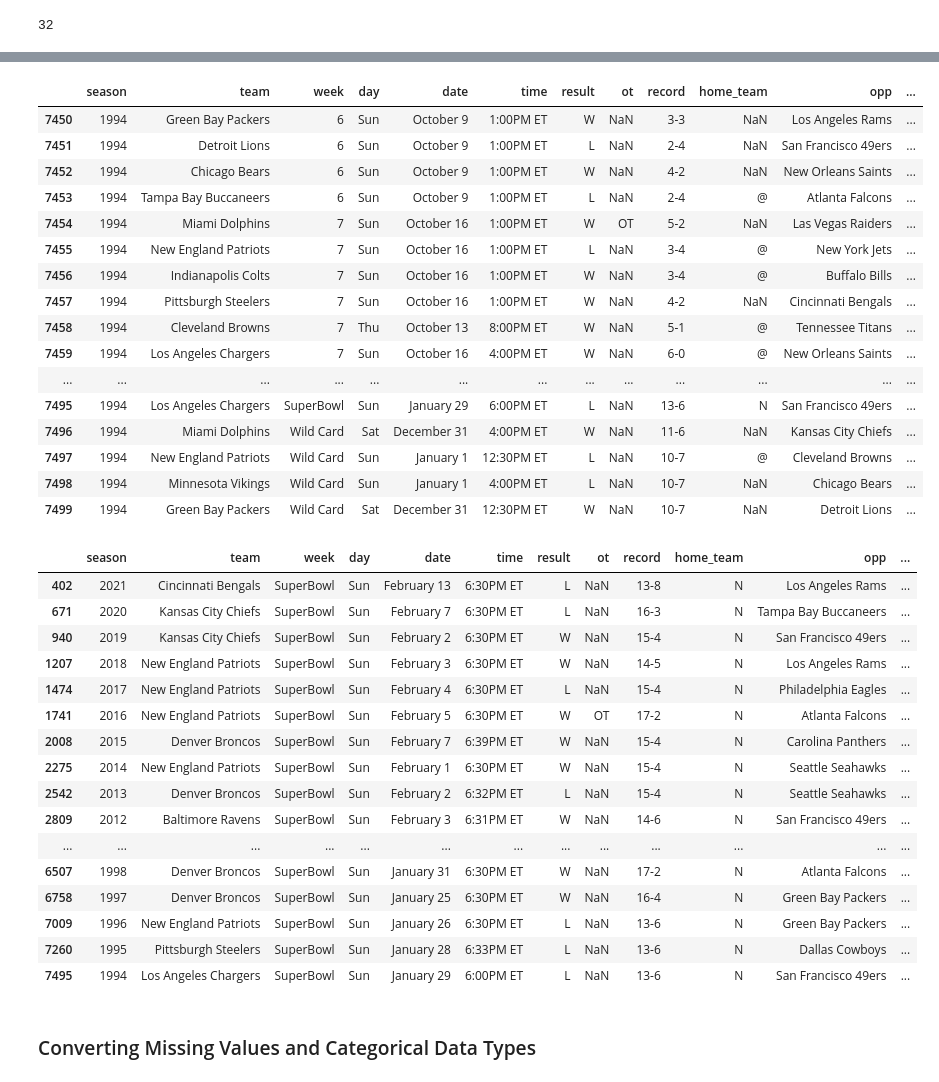
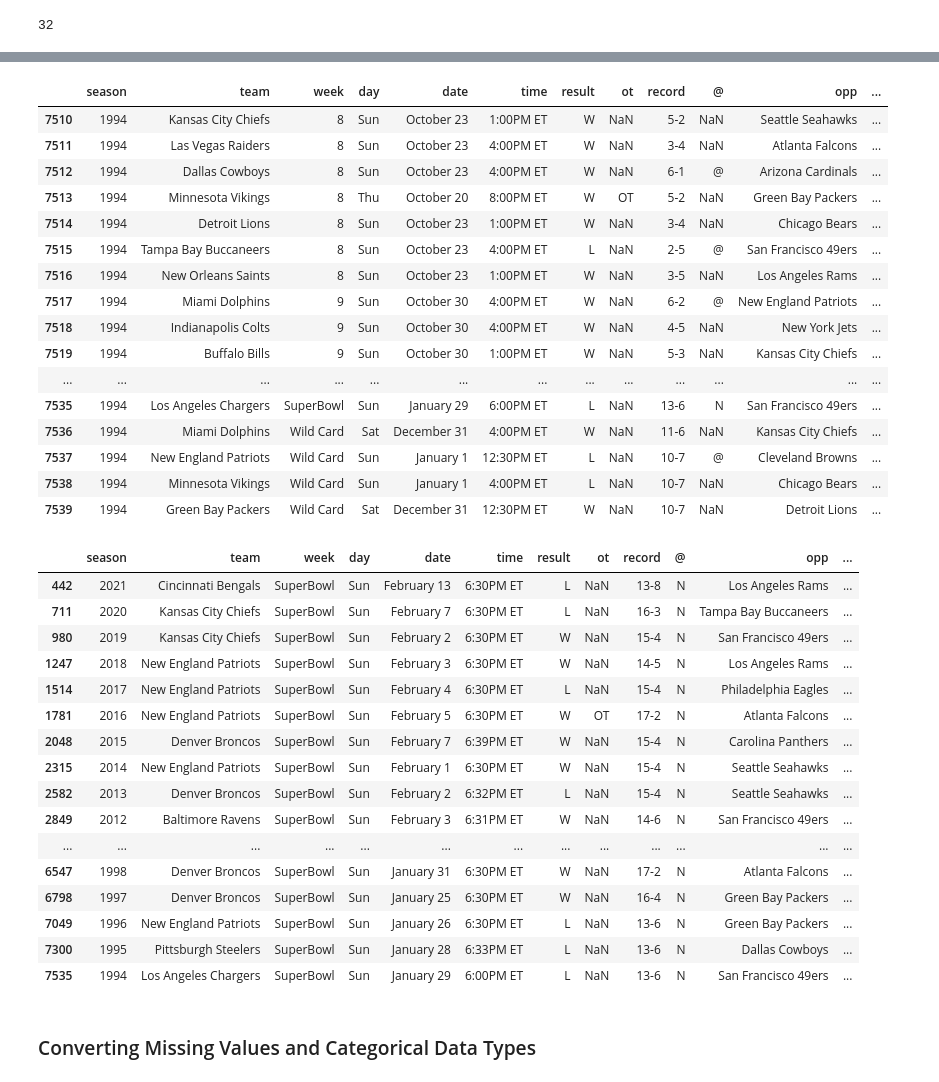
Before and after one commit to Mirror1023/NFL_Game_Predictor, a Jupyter notebook: 02_data_preparation.ipynb, the cells around one changed output, grey strips where cells are left out. Saved outputs shown, nothing was run; the diff lists cells and outputs as text; code cells hidden in the pictures.

```diff
--- a/02_data_preparation.ipynb
+++ b/02_data_preparation.ipynb
@@ -324,7 +324,7 @@ nfc = ['Arizona Cardinals', 'Atlanta Falcons', 'Carolina Panthers', 'Chicago Bea
        'Green Bay Packers', 'Los Angeles Rams', 'Minnesota Vikings', 'New Orleans Saints', 'New York Giants',
        'Philadelphia Eagles', 'San Francisco 49ers', 'Seattle Seahawks', 'Tampa Bay Buccaneers', 'Washington Commanders']
 
-for i in df['home_team']:
+for i in df['@']:
     if '@' in str(i):
         h.append(df['opp'].iloc[count])
         a.append(df['team'].iloc[count])
@@ -378,48 +380,48 @@ df
 # %%
-df.tail(50)
+df.tail(30)
 # %% [output]
-|  | season | team | week | day | date | time | result | ot | record | home_team | opp | ... |
-| 7450 | 1994 | Green Bay Packers | 6 | Sun | October 9 | 1:00PM ET | W | NaN | 3-3 | NaN | Los Angeles Rams | ... |
-| 7451 | 1994 | Detroit Lions | 6 | Sun | October 9 | 1:00PM ET | L | NaN | 2-4 | NaN | San Francisco 49ers | ... |
-| 7452 | 1994 | Chicago Bears | 6 | Sun | October 9 | 1:00PM ET | W | NaN | 4-2 | NaN | New Orleans Saints | ... |
-| 7453 | 1994 | Tampa Bay Buccaneers | 6 | Sun | October 9 | 1:00PM ET | L | NaN | 2-4 | @ | Atlanta Falcons | ... |
-| 7454 | 1994 | Miami Dolphins | 7 | Sun | October 16 | 1:00PM ET | W | OT | 5-2 | NaN | Las Vegas Raiders | ... |
-| 7455 | 1994 | New England Patriots | 7 | Sun | October 16 | 1:00PM ET | L | NaN | 3-4 | @ | New York Jets | ... |
-| 7456 | 1994 | Indianapolis Colts | 7 | Sun | October 16 | 1:00PM ET | W | NaN | 3-4 | @ | Buffalo Bills | ... |
-| 7457 | 1994 | Pittsburgh Steelers | 7 | Sun | October 16 | 1:00PM ET | W | NaN | 4-2 | NaN | Cincinnati Bengals | ... |
-| 7458 | 1994 | Cleveland Browns | 7 | Thu | October 13 | 8:00PM ET | W | NaN | 5-1 | @ | Tennessee Titans | ... |
-| 7459 | 1994 | Los Angeles Chargers | 7 | Sun | October 16 | 4:00PM ET | W | NaN | 6-0 | @ | New Orleans Saints | ... |
+|  | season | team | week | day | date | time | result | ot | record | @ | opp | ... |
+| 7510 | 1994 | Kansas City Chiefs | 8 | Sun | October 23 | 1:00PM ET | W | NaN | 5-2 | NaN | Seattle Seahawks | ... |
+| 7511 | 1994 | Las Vegas Raiders | 8 | Sun | October 23 | 4:00PM ET | W | NaN | 3-4 | NaN | Atlanta Falcons | ... |
+| 7512 | 1994 | Dallas Cowboys | 8 | Sun | October 23 | 4:00PM ET | W | NaN | 6-1 | @ | Arizona Cardinals | ... |
+| 7513 | 1994 | Minnesota Vikings | 8 | Thu | October 20 | 8:00PM ET | W | OT | 5-2 | NaN | Green Bay Packers | ... |
+| 7514 | 1994 | Detroit Lions | 8 | Sun | October 23 | 1:00PM ET | W | NaN | 3-4 | NaN | Chicago Bears | ... |
+| 7515 | 1994 | Tampa Bay Buccaneers | 8 | Sun | October 23 | 4:00PM ET | L | NaN | 2-5 | @ | San Francisco 49ers | ... |
+| 7516 | 1994 | New Orleans Saints | 8 | Sun | October 23 | 1:00PM ET | W | NaN | 3-5 | NaN | Los Angeles Rams | ... |
+| 7517 | 1994 | Miami Dolphins | 9 | Sun | October 30 | 4:00PM ET | W | NaN | 6-2 | @ | New England Patriots | ... |
+| 7518 | 1994 | Indianapolis Colts | 9 | Sun | October 30 | 4:00PM ET | W | NaN | 4-5 | NaN | New York Jets | ... |
+| 7519 | 1994 | Buffalo Bills | 9 | Sun | October 30 | 1:00PM ET | W | NaN | 5-3 | NaN | Kansas City Chiefs | ... |
 | ... | ... | ... | ... | ... | ... | ... | ... | ... | ... | ... | ... | ... |
-| 7495 | 1994 | Los Angeles Chargers | SuperBowl | Sun | January 29 | 6:00PM ET | L | NaN | 13-6 | N | San Francisco 49ers | ... |
-| 7496 | 1994 | Miami Dolphins | Wild Card | Sat | December 31 | 4:00PM ET | W | NaN | 11-6 | NaN | Kansas City Chiefs | ... |
-| 7497 | 1994 | New England Patriots | Wild Card | Sun | January 1 | 12:30PM ET | L | NaN | 10-7 | @ | Cleveland Browns | ... |
-| 7498 | 1994 | Minnesota Vikings | Wild Card | Sun | January 1 | 4:00PM ET | L | NaN | 10-7 | NaN | Chicago Bears | ... |
-| 7499 | 1994 | Green Bay Packers | Wild Card | Sat | December 31 | 12:30PM ET | W | NaN | 10-7 | NaN | Detroit Lions | ... |
+| 7535 | 1994 | Los Angeles Chargers | SuperBowl | Sun | January 29 | 6:00PM ET | L | NaN | 13-6 | N | San Francisco 49ers | ... |
+| 7536 | 1994 | Miami Dolphins | Wild Card | Sat | December 31 | 4:00PM ET | W | NaN | 11-6 | NaN | Kansas City Chiefs | ... |
+| 7537 | 1994 | New England Patriots | Wild Card | Sun | January 1 | 12:30PM ET | L | NaN | 10-7 | @ | Cleveland Browns | ... |
+| 7538 | 1994 | Minnesota Vikings | Wild Card | Sun | January 1 | 4:00PM ET | L | NaN | 10-7 | NaN | Chicago Bears | ... |
+| 7539 | 1994 | Green Bay Packers | Wild Card | Sat | December 31 | 12:30PM ET | W | NaN | 10-7 | NaN | Detroit Lions | ... |
 # %%
 #df.loc[df['team'] == 'New York Jets'].tail(50)
 # %%
 df[df.week == 'SuperBowl']
 # we must determine which teams are the home teams and away teams for the SB.
 # even year = AFC team is the home team for the SB, odd year = NFC team is the home team for the SB
-# the game is played on neutral ground where the location is determined years in advance.
+# the game is played on neutral ground where the location (typically a new stadium) is determined years in advance.
 # %% [output]
-|  | season | team | week | day | date | time | result | ot | record | home_team | opp | ... |
-| 402 | 2021 | Cincinnati Bengals | SuperBowl | Sun | February 13 | 6:30PM ET | L | NaN | 13-8 | N | Los Angeles Rams | ... |
-| 671 | 2020 | Kansas City Chiefs | SuperBowl | Sun | February 7 | 6:30PM ET | L | NaN | 16-3 | N | Tampa Bay Buccaneers | ... |
-| 940 | 2019 | Kansas City Chiefs | SuperBowl | Sun | February 2 | 6:30PM ET | W | NaN | 15-4 | N | San Francisco 49ers | ... |
-| 1207 | 2018 | New England Patriots | SuperBowl | Sun | February 3 | 6:30PM ET | W | NaN | 14-5 | N | Los Angeles Rams | ... |
-| 1474 | 2017 | New England Patriots | SuperBowl | Sun | February 4 | 6:30PM ET | L | NaN | 15-4 | N | Philadelphia Eagles | ... |
-| 1741 | 2016 | New England Patriots | SuperBowl | Sun | February 5 | 6:30PM ET | W | OT | 17-2 | N | Atlanta Falcons | ... |
-| 2008 | 2015 | Denver Broncos | SuperBowl | Sun | February 7 | 6:39PM ET | W | NaN | 15-4 | N | Carolina Panthers | ... |
-| 2275 | 2014 | New England Patriots | SuperBowl | Sun | February 1 | 6:30PM ET | W | NaN | 15-4 | N | Seattle Seahawks | ... |
-| 2542 | 2013 | Denver Broncos | SuperBowl | Sun | February 2 | 6:32PM ET | L | NaN | 15-4 | N | Seattle Seahawks | ... |
-| 2809 | 2012 | Baltimore Ravens | SuperBowl | Sun | February 3 | 6:31PM ET | W | NaN | 14-6 | N | San Francisco 49ers | ... |
+|  | season | team | week | day | date | time | result | ot | record | @ | opp | ... |
+| 442 | 2021 | Cincinnati Bengals | SuperBowl | Sun | February 13 | 6:30PM ET | L | NaN | 13-8 | N | Los Angeles Rams | ... |
+| 711 | 2020 | Kansas City Chiefs | SuperBowl | Sun | February 7 | 6:30PM ET | L | NaN | 16-3 | N | Tampa Bay Buccaneers | ... |
+| 980 | 2019 | Kansas City Chiefs | SuperBowl | Sun | February 2 | 6:30PM ET | W | NaN | 15-4 | N | San Francisco 49ers | ... |
+| 1247 | 2018 | New England Patriots | SuperBowl | Sun | February 3 | 6:30PM ET | W | NaN | 14-5 | N | Los Angeles Rams | ... |
+| 1514 | 2017 | New England Patriots | SuperBowl | Sun | February 4 | 6:30PM ET | L | NaN | 15-4 | N | Philadelphia Eagles | ... |
+| 1781 | 2016 | New England Patriots | SuperBowl | Sun | February 5 | 6:30PM ET | W | OT | 17-2 | N | Atlanta Falcons | ... |
+| 2048 | 2015 | Denver Broncos | SuperBowl | Sun | February 7 | 6:39PM ET | W | NaN | 15-4 | N | Carolina Panthers | ... |
+| 2315 | 2014 | New England Patriots | SuperBowl | Sun | February 1 | 6:30PM ET | W | NaN | 15-4 | N | Seattle Seahawks | ... |
+| 2582 | 2013 | Denver Broncos | SuperBowl | Sun | February 2 | 6:32PM ET | L | NaN | 15-4 | N | Seattle Seahawks | ... |
+| 2849 | 2012 | Baltimore Ravens | SuperBowl | Sun | February 3 | 6:31PM ET | W | NaN | 14-6 | N | San Francisco 49ers | ... |
 | ... | ... | ... | ... | ... | ... | ... | ... | ... | ... | ... | ... | ... |
-| 6507 | 1998 | Denver Broncos | SuperBowl | Sun | January 31 | 6:30PM ET | W | NaN | 17-2 | N | Atlanta Falcons | ... |
-| 6758 | 1997 | Denver Broncos | SuperBowl | Sun | January 25 | 6:30PM ET | W | NaN | 16-4 | N | Green Bay Packers | ... |
-| 7009 | 1996 | New England Patriots | SuperBowl | Sun | January 26 | 6:30PM ET | L | NaN | 13-6 | N | Green Bay Packers | ... |
-| 7260 | 1995 | Pittsburgh Steelers | SuperBowl | Sun | January 28 | 6:33PM ET | L | NaN | 13-6 | N | Dallas Cowboys | ... |
-| 7495 | 1994 | Los Angeles Chargers | SuperBowl | Sun | January 29 | 6:00PM ET | L | NaN | 13-6 | N | San Francisco 49ers | ... |
+| 6547 | 1998 | Denver Broncos | SuperBowl | Sun | January 31 | 6:30PM ET | W | NaN | 17-2 | N | Atlanta Falcons | ... |
+| 6798 | 1997 | Denver Broncos | SuperBowl | Sun | January 25 | 6:30PM ET | W | NaN | 16-4 | N | Green Bay Packers | ... |
+| 7049 | 1996 | New England Patriots | SuperBowl | Sun | January 26 | 6:30PM ET | L | NaN | 13-6 | N | Green Bay Packers | ... |
+| 7300 | 1995 | Pittsburgh Steelers | SuperBowl | Sun | January 28 | 6:33PM ET | L | NaN | 13-6 | N | Dallas Cowboys | ... |
+| 7535 | 1994 | Los Angeles Chargers | SuperBowl | Sun | January 29 | 6:00PM ET | L | NaN | 13-6 | N | San Francisco 49ers | ... |
 # %% [markdown]
 ### Converting Missing Values and Categorical Data Types
 # %%
```
Also changed, not shown: parts of 32 cells of this notebook.
